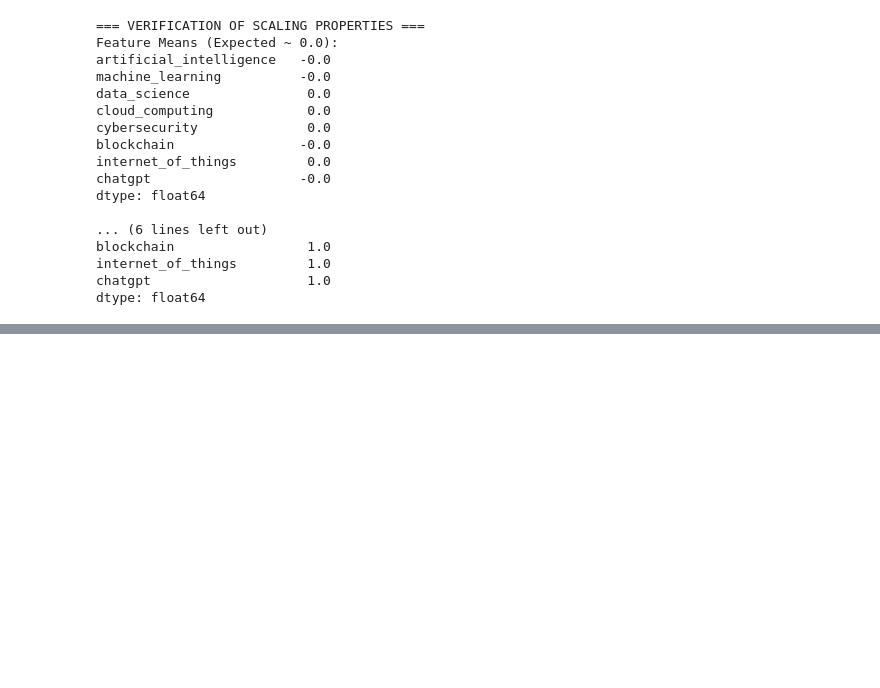
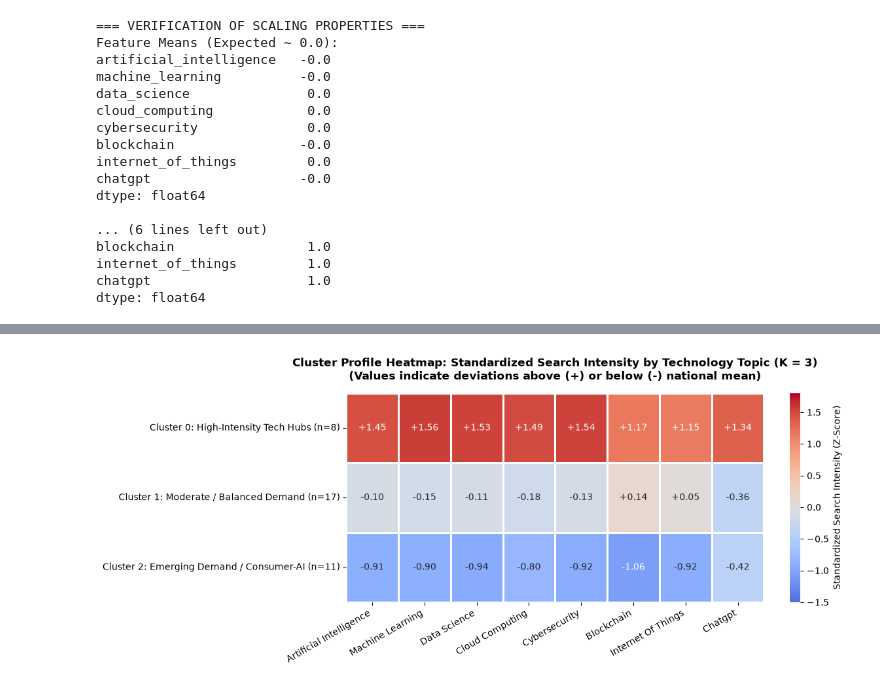
Before and after one commit to arjun-1002/GeoPulse, a Jupyter notebook: notebooks/regional_search_clustering.ipynb, the cells around one changed output, grey strips where cells are left out. Saved outputs shown, nothing was run; the diff lists cells and outputs as text; code cells hidden in the pictures; blank space fills up the shorter version.

```diff
--- a/notebooks/regional_search_clustering.ipynb
+++ b/notebooks/regional_search_clustering.ipynb
@@ -481,0 +305,14 @@ Exported scaled clustering matrix to: ..\data\processed\features_scaled.csv ((36
+# %%
+# Execute K-Means experiments across candidate K
+X = df_scaled.values
+state_names = df_scaled.index.tolist()
+k_values = [2, 3, 4, 5]
+models_dict = {}
+cluster_labels_dict = {}
+
+for k in k_values:
+    km = KMeans(n_clusters=k, random_state=42, n_init=10)
+    labels = km.fit_predict(X)
+    models_dict[k] = km
+    cluster_labels_dict[k] = labels
+    print(f"Fitted KMeans(K={k}): Inertia (WCSS) = {km.inertia_:.2f}")
@@ -481,0 +605,20 @@ Exported scaled clustering matrix to: ..\data\processed\features_scaled.csv ((36
+# %%
+# Cluster Profile Visualizations: Heatmap & Grouped Bar Chart
+fig, ax = plt.subplots(figsize=(12, 5))
+heatmap_data = profile_scaled[topic_cols].copy()
+heatmap_data.columns = [c.replace("_", " ").title() for c in topic_cols]
+heatmap_data.index = [f"Cluster {c}: {cluster_names[c]} (n={profile_scaled.loc[c, 'Region_Count']})" for c in profile_scaled.index]
+
+sns.heatmap(
+    heatmap_data, annot=True, fmt="+.2f", cmap="coolwarm", center=0.0,
+    vmin=-1.5, vmax=1.8, cbar_kws={"label": "Standardized Search Intensity (Z-Score)"},
+    linewidths=1.0, linecolor="white", ax=ax
+)
+ax.set_title("Cluster Profile Heatmap: Standardized Search Intensity by Technology Topic (K = 3)\n"
+             "(Values indicate deviations above (+) or below (-) national mean)", fontsize=12, fontweight="bold", pad=15)
+plt.xticks(rotation=30, ha="right")
+plt.yticks(rotation=0)
+plt.tight_layout()
+plt.show()
+# %% [output]
+[figure, added]
```
Also changed, not shown: parts of 46 cells of this notebook, 41 other files.
